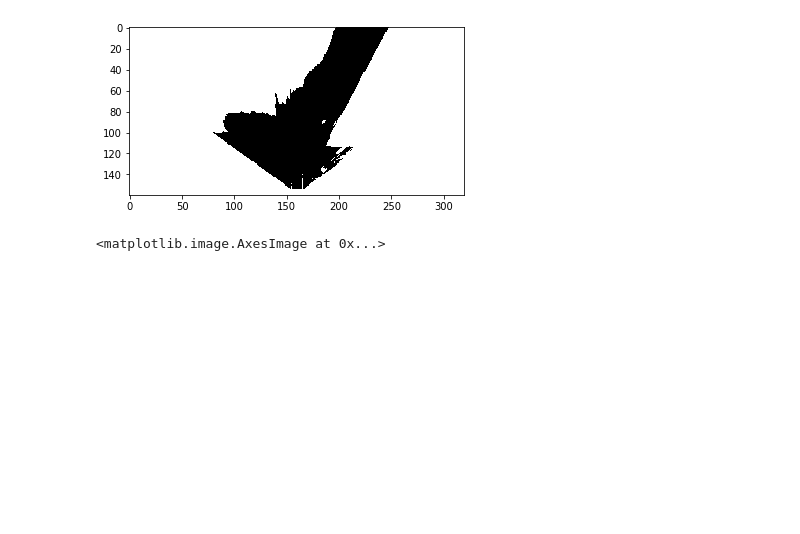
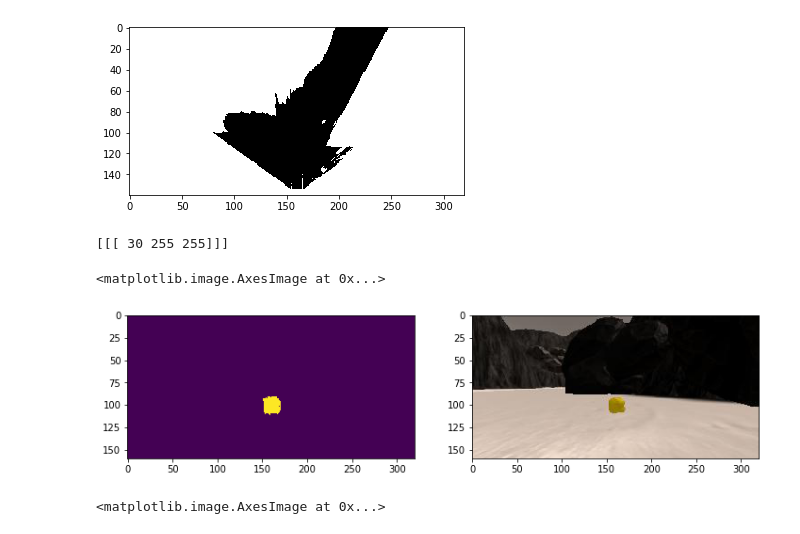
Before and after one commit to stBecker/RoboND-Rover-Project, a Jupyter notebook: code/Rover_Project_Test_Notebook.ipynb, the cells around one changed output. Drawn from its saved outputs; the diff is of its cells as text; code cells hidden in the pictures; blank space fills up the shorter version.

```diff
--- a/code/Rover_Project_Test_Notebook.ipynb
+++ b/code/Rover_Project_Test_Notebook.ipynb
@@ -160,6 +181,43 @@ plt.imshow(threshed, cmap='gray')
 # %% [output]
 <matplotlib.image.AxesImage at 0x...>
 [figure]
+# %%
+green = np.uint8([[[0,255,255 ]]])
+hsv_green = cv2.cvtColor(green,cv2.COLOR_BGR2HSV)
+print(hsv_green)
+
+rock_img
+color_select = np.zeros_like(img[:, :, 0], dtype=np.bool)
+
+hsv_lower=(92, 82, 126)
+hsv_upper=(104, 255, 218)
+
+img = cv2.cvtColor(rock_img,cv2.COLOR_BGR2HSV)
+
+
+above_thresh = (img[:,:,0] >= hsv_lower[0]) \
+            & (img[:,:,1] >= hsv_lower[1]) \
+            & (img[:,:,2] >= hsv_lower[2])
+
+if rgb_upper_bound:
+    below_thresh = (img[:,:,0] <= hsv_upper[0]) \
+            & (img[:,:,1] <= hsv_upper[1]) \
+            & (img[:,:,2] <= hsv_upper[2])
+    above_thresh = above_thresh & below_thresh
+
+color_select[above_thresh] = 1
+# plt.imshow(color_select, cmap='gray')
+# plt.imshow(rock_img)
+
+fig = plt.figure(figsize=(12,9))
+plt.subplot(221)
+plt.imshow(color_select)
+plt.subplot(222)
+plt.imshow(rock_img)
+# %% [output]
+[[[ 30 255 255]]]
+<matplotlib.image.AxesImage at 0x...>
+[figure, added]
 # %%
 img = rock_img
 color_select = np.zeros_like(img[:,:,0])
```
Also changed, not shown: parts of 5 cells of this notebook, 1 other file.
